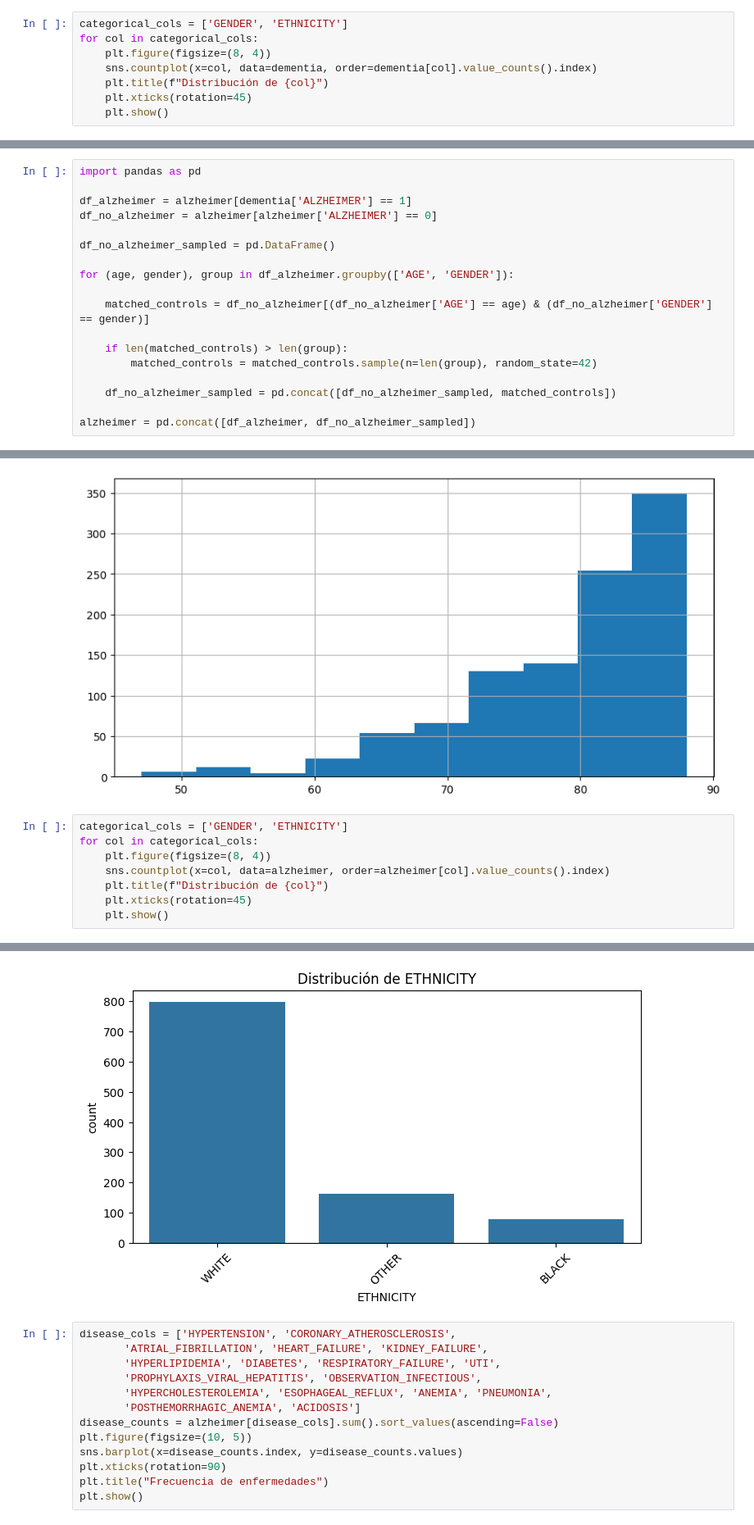
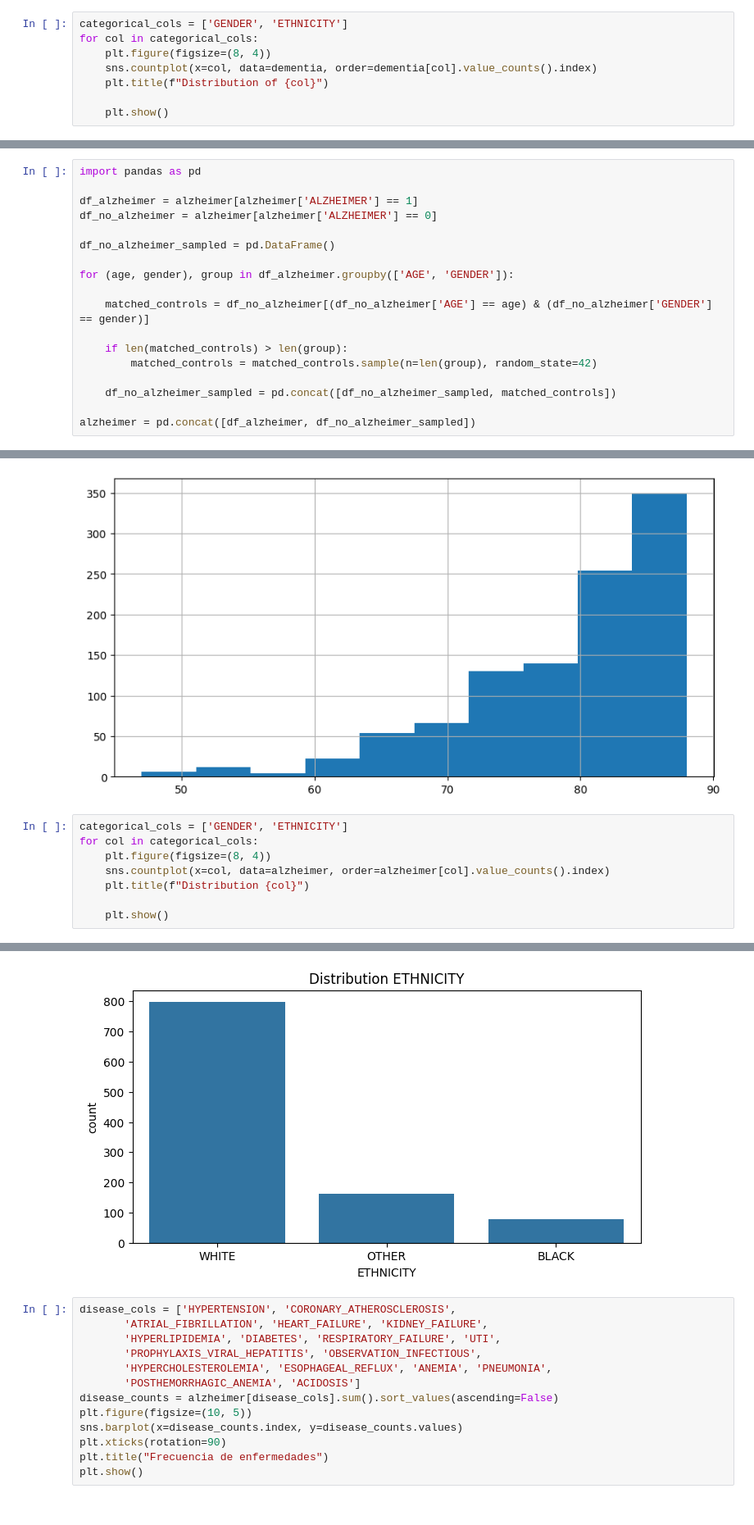
Before and after one commit to laiacoronas/predicting_dementia, a Jupyter notebook: code/description/description_dataset.ipynb, the cells around one changed output, grey strips where cells are left out. Shown at 82% size. Drawn from its saved outputs; the diff is of its cells as text.

```diff
--- a/code/description/description_dataset.ipynb
+++ b/code/description/description_dataset.ipynb
@@ -63,7 +75,7 @@ categorical_cols = ['GENDER', 'ETHNICITY']
 for col in categorical_cols:
     plt.figure(figsize=(8, 4))
     sns.countplot(x=col, data=dementia, order=dementia[col].value_counts().index)
-    plt.title(f"Distribución de {col}")
-    plt.xticks(rotation=45)
+    plt.title(f"Distribution of {col}")
+
     plt.show()
 # %% [output]
@@ -144,7 +155,7 @@ Name: count, dtype: int64
 # %%
 import pandas as pd
 
-df_alzheimer = alzheimer[dementia['ALZHEIMER'] == 1]
+df_alzheimer = alzheimer[alzheimer['ALZHEIMER'] == 1]
 df_no_alzheimer = alzheimer[alzheimer['ALZHEIMER'] == 0]
 
 df_no_alzheimer_sampled = pd.DataFrame()
@@ -176,7 +206,7 @@ categorical_cols = ['GENDER', 'ETHNICITY']
 for col in categorical_cols:
     plt.figure(figsize=(8, 4))
     sns.countplot(x=col, data=alzheimer, order=alzheimer[col].value_counts().index)
-    plt.title(f"Distribución de {col}")
-    plt.xticks(rotation=45)
+    plt.title(f"Distribution {col}")
+
     plt.show()
 # %% [output]
@@ -184,4 +214,4 @@ for col in categorical_cols:
-[figure, old version]
+[figure, new version]
 # %%
 disease_cols = ['HYPERTENSION', 'CORONARY_ATHEROSCLEROSIS',
        'ATRIAL_FIBRILLATION', 'HEART_FAILURE', 'KIDNEY_FAILURE',
```
Also changed, not shown: parts of 21 cells of this notebook, 4 other files.
